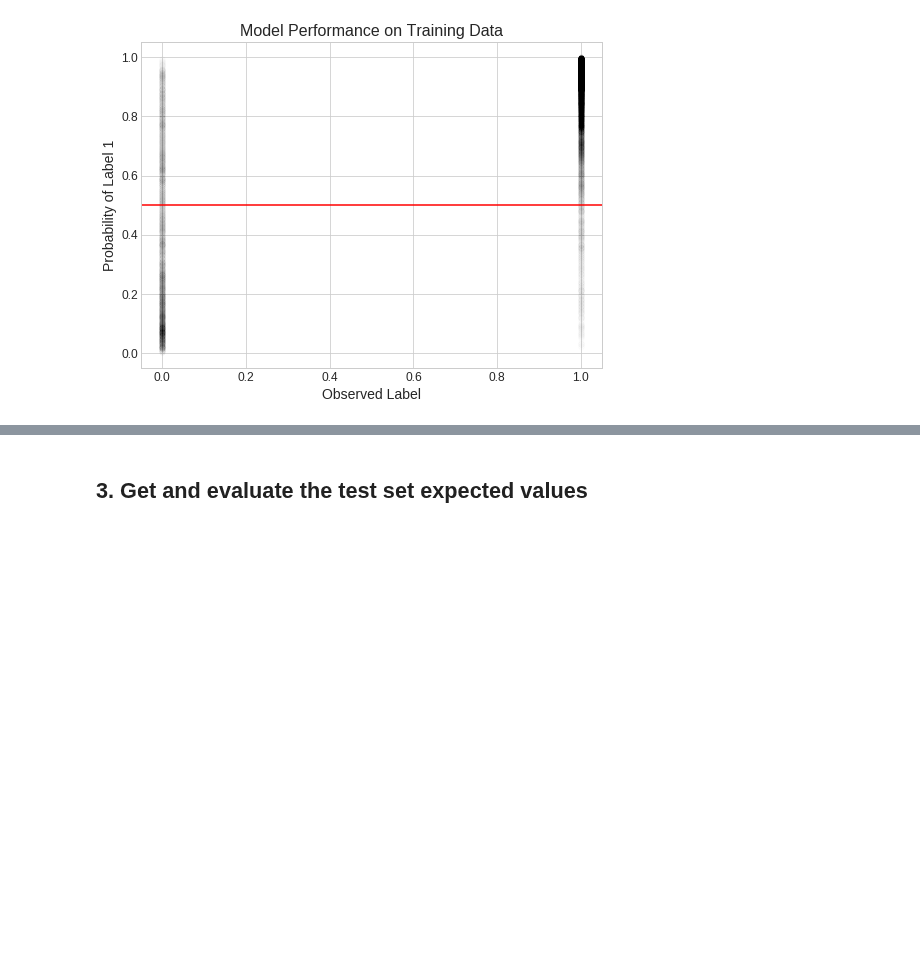
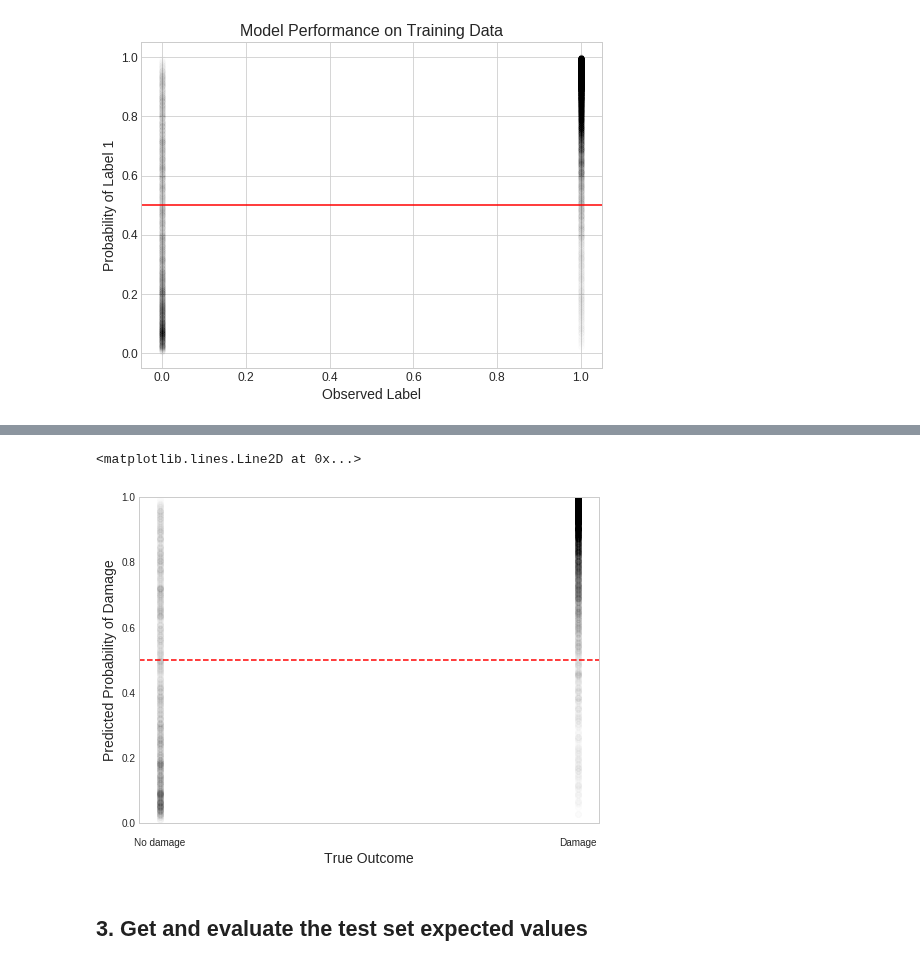
Before and after one commit to jdiaz4302/tornadoesr, a Jupyter notebook: Complete_Workflow/28_get_grid_pred.ipynb, the cells around one changed output, grey strips where cells are left out. Saved outputs shown, nothing was run; the diff lists cells and outputs as text; code cells hidden in the pictures; blank space fills up the shorter version.

```diff
--- a/Complete_Workflow/28_get_grid_pred.ipynb
+++ b/Complete_Workflow/28_get_grid_pred.ipynb
@@ -647,3 +641,19 @@ axes.set_ylim([0, 1]);
+# %%
+plt.scatter(test_outcome_Tensor_binary.numpy(),
+            classifier(Variable(test_predictors_Tensor, requires_grad = False)).data.numpy(),
+            alpha = 0.0075,
+            facecolor = 'k')
+axes = plt.gca()
+plt.xticks([0, 1], ['\nNo damage', '\nDamage'])
+plt.xlim(-0.05, 1.05)
+plt.ylim(0, 1)
+axes.grid(False)
+axes.set_xlabel('True Outcome', size = 14)
+axes.set_ylabel('Predicted Probability of Damage', size = 14)
+plt.axhline(y = 0.5, color = 'r', linestyle = '--')
+# %% [output]
+<matplotlib.lines.Line2D at 0x...>
+[figure, added]
 # %% [markdown]
 ## 3. Get and evaluate the test set expected values
 # %% [markdown]
```
Also changed, not shown: parts of 22 cells of this notebook.
